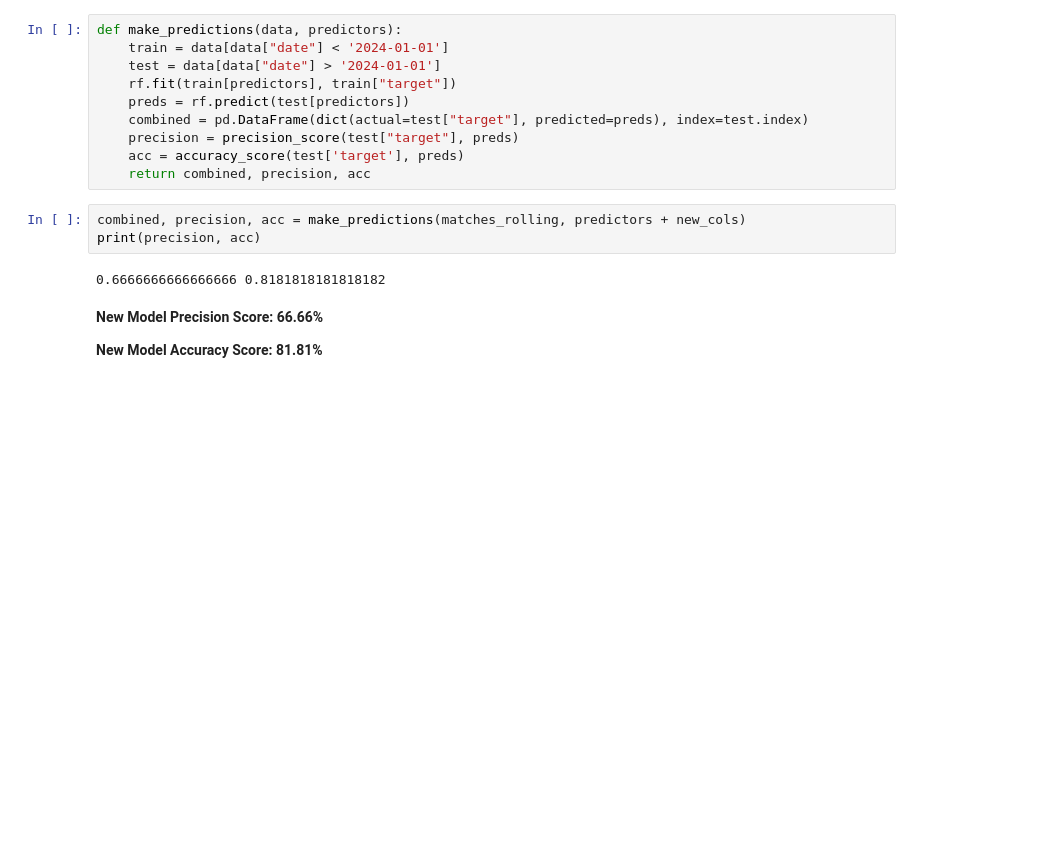
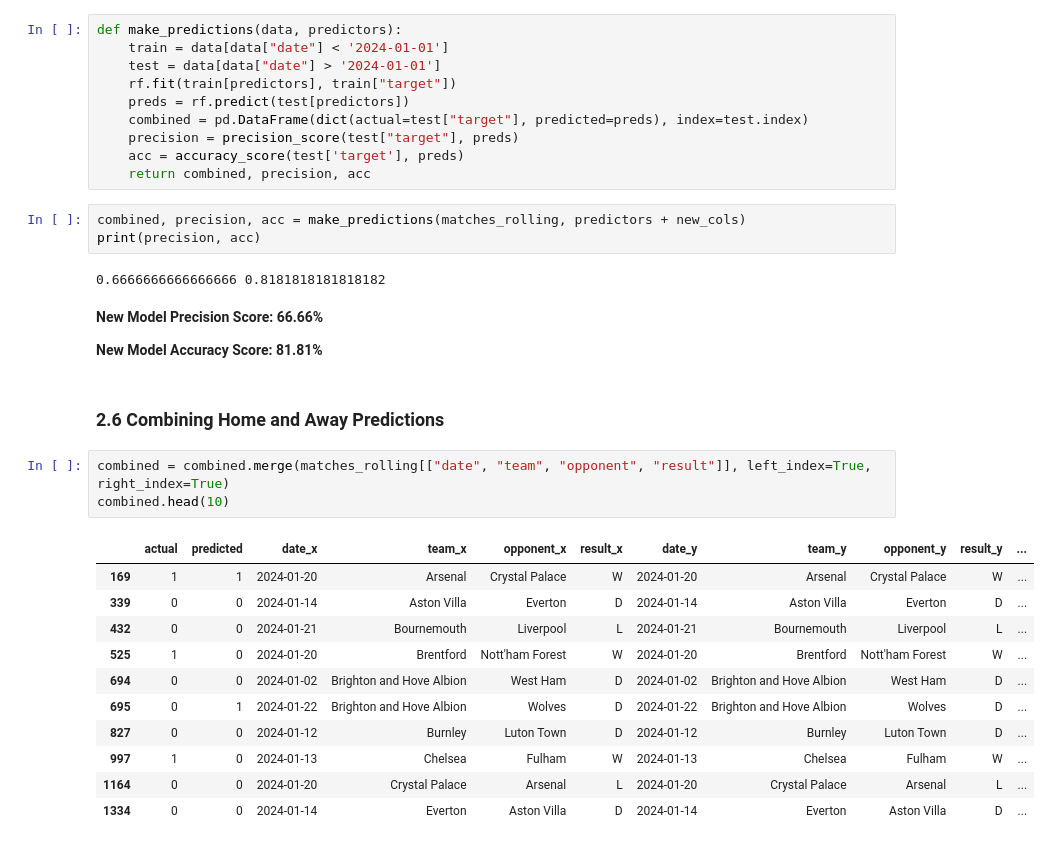
Before and after one commit to ammaarmelethil/Premier_League_Match_Winners_Prediction, a Jupyter notebook: EPL_Pred_RandomForest.ipynb, the cells around one changed output. Saved outputs shown, nothing was run; the diff lists cells and outputs as text; blank space fills up the shorter version.

```diff
--- a/EPL_Pred_RandomForest.ipynb
+++ b/EPL_Pred_RandomForest.ipynb
@@ -236,3 +237,20 @@ print(precision, acc)
 **New Model Precision Score: 66.66%**
 
 **New Model Accuracy Score: 81.81%**
+# %% [markdown]
+### 2.6 Combining Home and Away Predictions
+# %%
+combined = combined.merge(matches_rolling[["date", "team", "opponent", "result"]], left_index=True, right_index=True)
+combined.head(10)
+# %% [output]
+|  | actual | predicted | date_x | team_x | opponent_x | result_x | date_y | team_y | opponent_y | result_y | ... |
+| 169 | 1 | 1 | 2024-01-20 | Arsenal | Crystal Palace | W | 2024-01-20 | Arsenal | Crystal Palace | W | ... |
+| 339 | 0 | 0 | 2024-01-14 | Aston Villa | Everton | D | 2024-01-14 | Aston Villa | Everton | D | ... |
+| 432 | 0 | 0 | 2024-01-21 | Bournemouth | Liverpool | L | 2024-01-21 | Bournemouth | Liverpool | L | ... |
+| 525 | 1 | 0 | 2024-01-20 | Brentford | Nott'ham Forest | W | 2024-01-20 | Brentford | Nott'ham Forest | W | ... |
+| 694 | 0 | 0 | 2024-01-02 | Brighton and Hove Albion | West Ham | D | 2024-01-02 | Brighton and Hove Albion | West Ham | D | ... |
+| 695 | 0 | 1 | 2024-01-22 | Brighton and Hove Albion | Wolves | D | 2024-01-22 | Brighton and Hove Albion | Wolves | D | ... |
+| 827 | 0 | 0 | 2024-01-12 | Burnley | Luton Town | D | 2024-01-12 | Burnley | Luton Town | D | ... |
+| 997 | 1 | 0 | 2024-01-13 | Chelsea | Fulham | W | 2024-01-13 | Chelsea | Fulham | W | ... |
+| 1164 | 0 | 0 | 2024-01-20 | Crystal Palace | Arsenal | L | 2024-01-20 | Crystal Palace | Arsenal | L | ... |
+| 1334 | 0 | 0 | 2024-01-14 | Everton | Aston Villa | D | 2024-01-14 | Everton | Aston Villa | D | ... |
```
Also changed, not shown: parts of 8 cells of this notebook.
